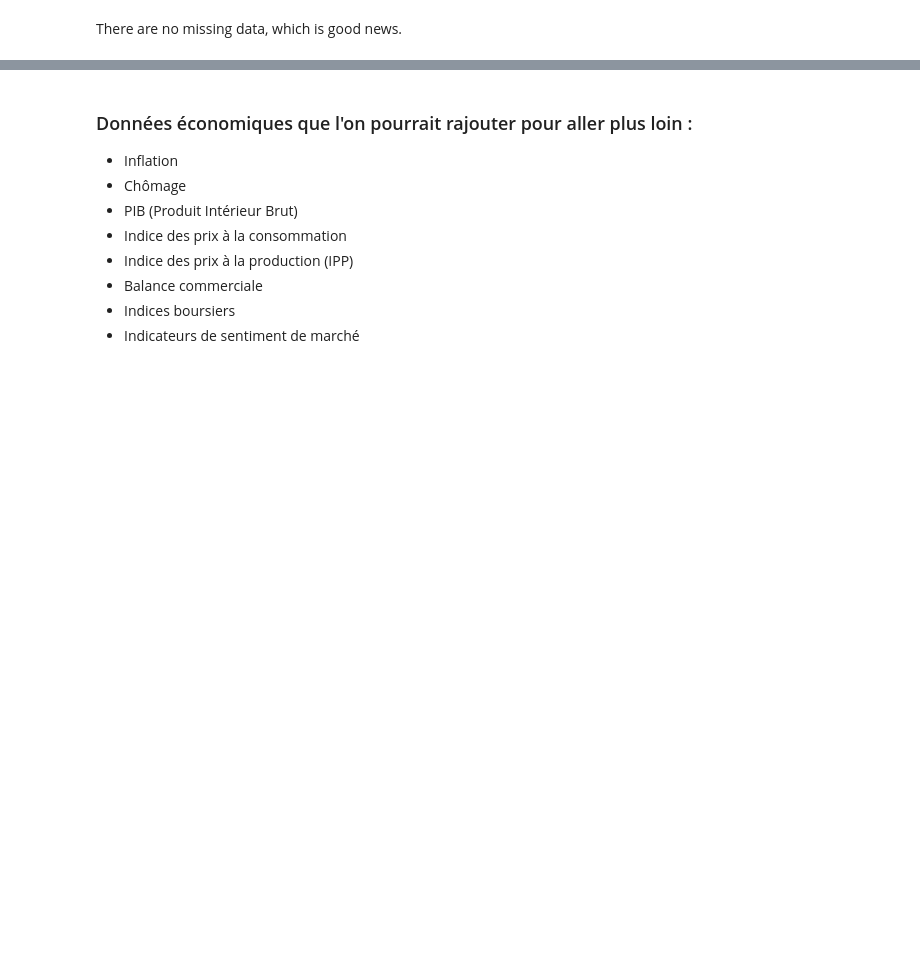
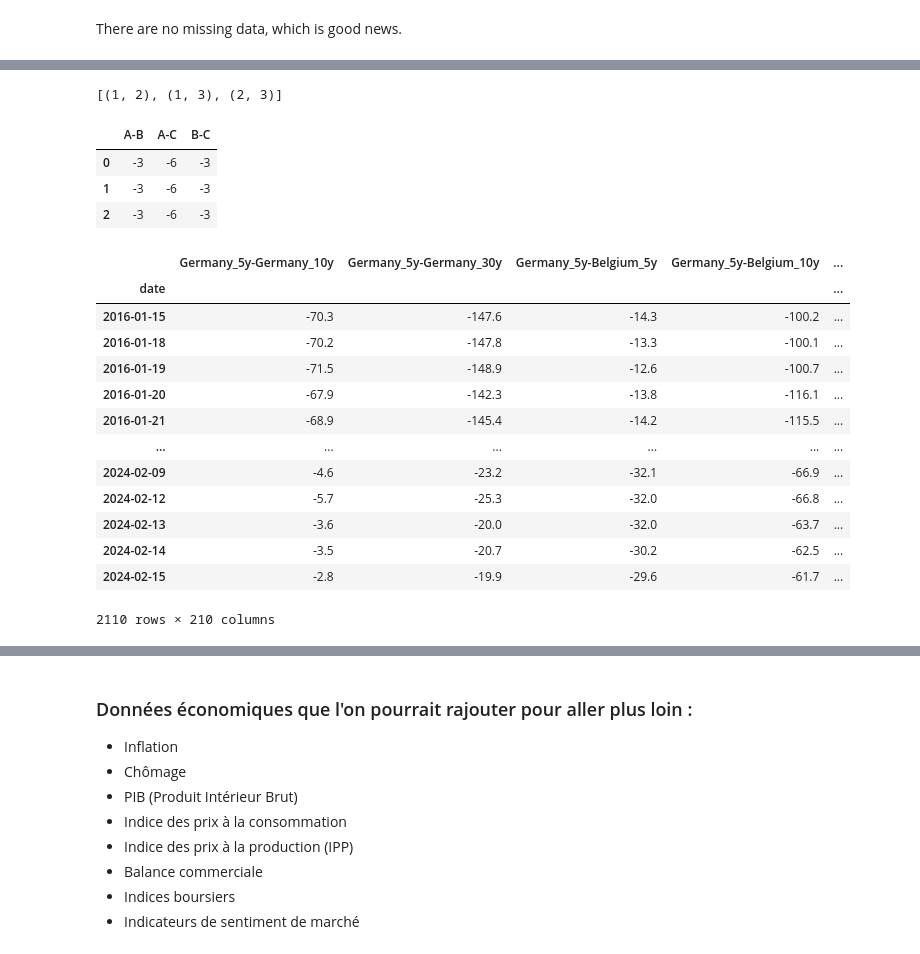
Before and after one commit to MartialLig/Govies_Quant_Trading, a Jupyter notebook: Project/playground.ipynb, the cells around one changed output, grey strips where cells are left out. Saved outputs shown, nothing was run; the diff lists cells and outputs as text; code cells hidden in the pictures; blank space fills up the shorter version.

```diff
--- a/Project/playground.ipynb
+++ b/Project/playground.ipynb
@@ -61,0 +184,64 @@ There are no missing data, which is good news.
+# %%
+import itertools
+
+# Liste initiale
+liste_initiale = [1, 2, 3]
+
+# Utiliser itertools.combinations pour obtenir toutes les paires possibles
+paires_possibles = list(itertools.combinations(liste_initiale, 2))
+
+paires_possibles
+# %% [output]
+[(1, 2), (1, 3), (2, 3)]
+# %%
+import pandas as pd
+import itertools
+
+# Créer un DataFrame de pandas pour l'exemple
+data = {
+    'A': [1, 2, 3],
+    'B': [4, 5, 6],
+    'C': [7, 8, 9]
+}
+df = pd.DataFrame(data)
+
+# Obtenir les noms des colonnes
+noms_colonnes = df.columns
+
+# Utiliser itertools.combinations pour obtenir toutes les paires possibles de noms de colonnes
+paires_colonnes = list(itertools.combinations(noms_colonnes, 2))
+
+paires_colonnes
+
+
+# Créer un nouveau DataFrame pour stocker les résultats
+df_diff = pd.DataFrame()
+
+# Calculer la différence pour chaque paire de colonnes et ajouter au nouveau DataFrame
+for colA, colB in paires_colonnes:
+    nom_colonne = f"{colA}-{colB}"
+    df_diff[nom_colonne] = df[colA] - df[colB]
+
+df_diff
+# %% [output]
+|  | A-B | A-C | B-C |
+| 0 | -3 | -6 | -3 |
+| 1 | -3 | -6 | -3 |
+| 2 | -3 | -6 | -3 |
+# %%
+data_manager.spread_yield
+# %% [output]
+|  | Germany_5y-Germany_10y | Germany_5y-Germany_30y | Germany_5y-Belgium_5y | Germany_5y-Belgium_10y | ... |
+| date |  |  |  |  | ... |
+| 2016-01-15 | -70.3 | -147.6 | -14.3 | -100.2 | ... |
+| 2016-01-18 | -70.2 | -147.8 | -13.3 | -100.1 | ... |
+| 2016-01-19 | -71.5 | -148.9 | -12.6 | -100.7 | ... |
+| 2016-01-20 | -67.9 | -142.3 | -13.8 | -116.1 | ... |
+| 2016-01-21 | -68.9 | -145.4 | -14.2 | -115.5 | ... |
+| ... | ... | ... | ... | ... | ... |
+| 2024-02-09 | -4.6 | -23.2 | -32.1 | -66.9 | ... |
+| 2024-02-12 | -5.7 | -25.3 | -32.0 | -66.8 | ... |
+| 2024-02-13 | -3.6 | -20.0 | -32.0 | -63.7 | ... |
+| 2024-02-14 | -3.5 | -20.7 | -30.2 | -62.5 | ... |
+| 2024-02-15 | -2.8 | -19.9 | -29.6 | -61.7 | ... |
+2110 rows × 210 columns
```
Also changed, not shown: parts of 14 cells of this notebook, 7 other files.
